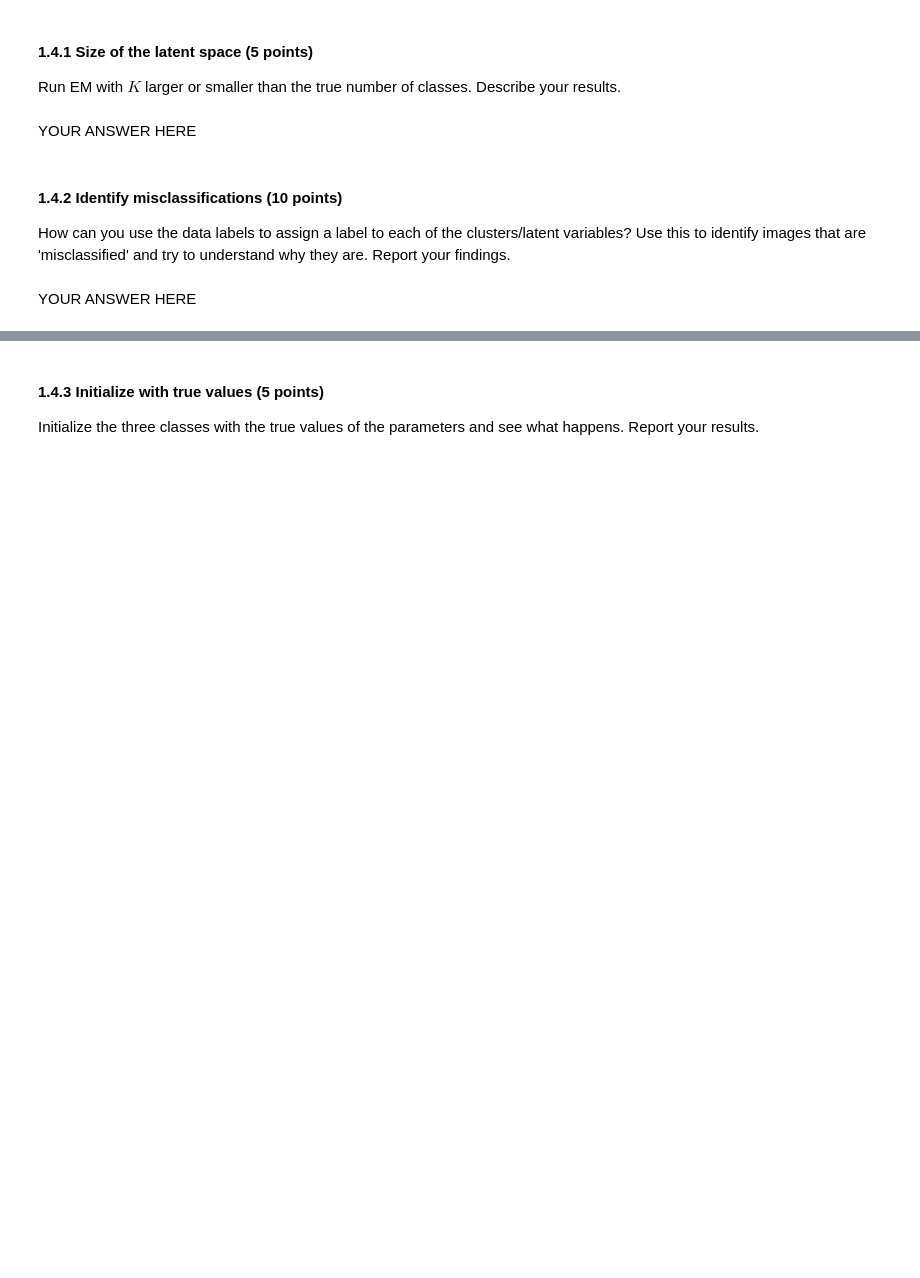
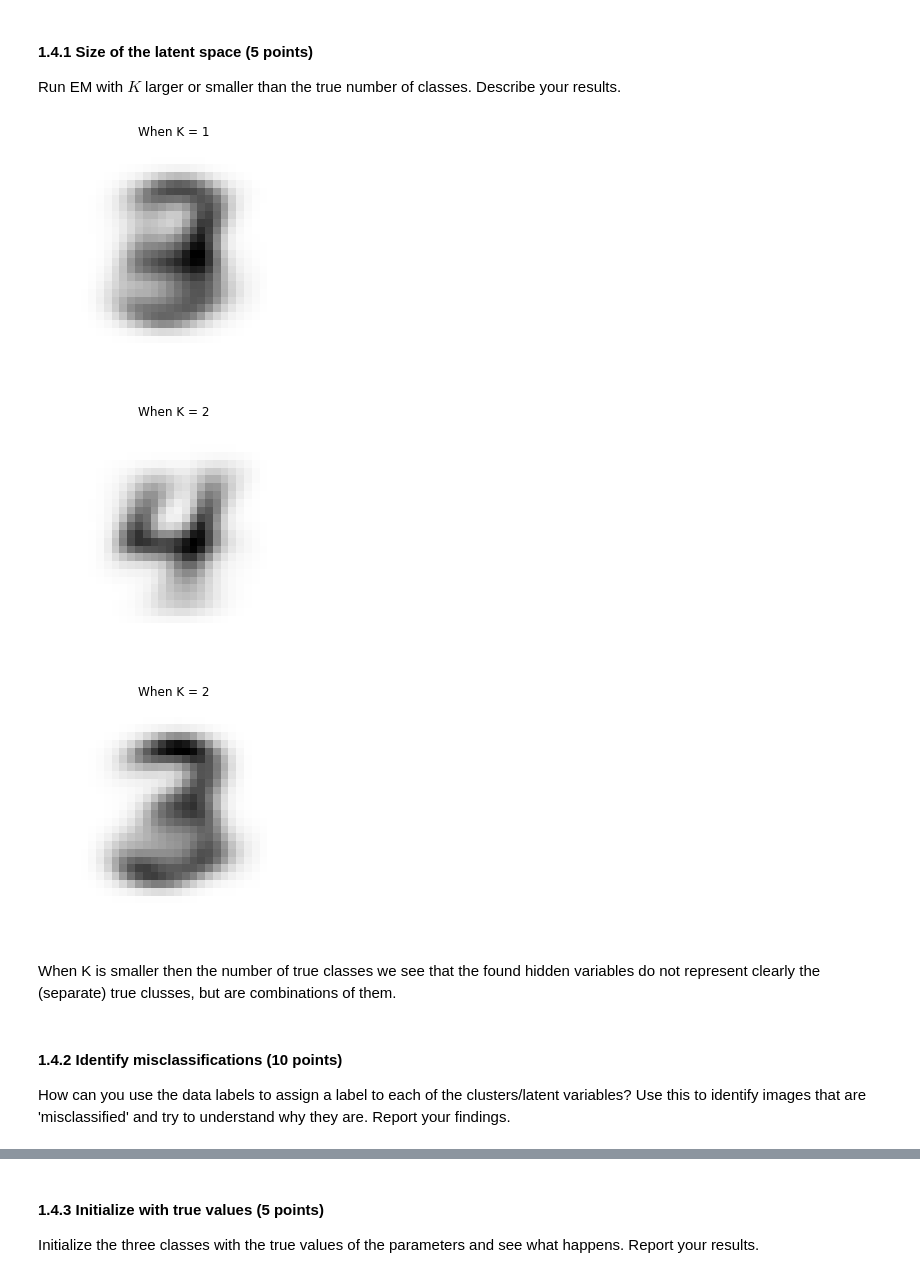
Before and after one commit to DAAAAAAAAAAAAAAAAN/ml2labs, a Jupyter notebook: lab3/lab3.ipynb, the cells around one changed output, grey strips where cells are left out. Drawn from its saved outputs; the diff is of its cells as text; code cells hidden in the pictures; blank space fills up the shorter version.

```diff
--- a/lab3/lab3.ipynb
+++ b/lab3/lab3.ipynb
@@ -292,5 +290,26 @@ raise NotImplementedError()
-# %% [markdown]
-YOUR ANSWER HERE
+# %%
+# Only select digits with 2, 3 or 4
+sel_234 = (train_labels == 2) | (train_labels == 3) | (train_labels == 4)
+X_sample = bin_train_data[sel_234, :]
+# labels_sample = train_labels[sel_234]
+
+for K in [1, 2]:
+    max_iter = 200
+    mu, pi, _ = EM(X_sample, K, max_iter, verbose=False)
+
+    # Plot
+    for i in range(K):
+        fig = figure()
+        plt.imshow(mu[i, :].reshape(28, 28), cmap='Greys')
+        plt.title('When K = %i' % K)
+        plt.plot()
+        plt.axis('off')
+# %% [output]
+[figure, added]
+[figure, added]
+[figure, added]
+# %% [markdown]
+When K is smaller then the number of true classes we see that the found hidden variables do not represent clearly the (separate) true clusses, but are combinations of them.
 # %% [markdown]
 #### 1.4.2 Identify misclassifications (10 points)
 How can you use the data labels to assign a label to each of the clusters/latent variables? Use this to identify images that are 'misclassified' and try to understand why they are. Report your findings.
@@ -300,2 +315,0 @@ raise NotImplementedError()
-# %% [markdown]
-YOUR ANSWER HERE
```
Also changed, not shown: parts of 8 cells of this notebook.
